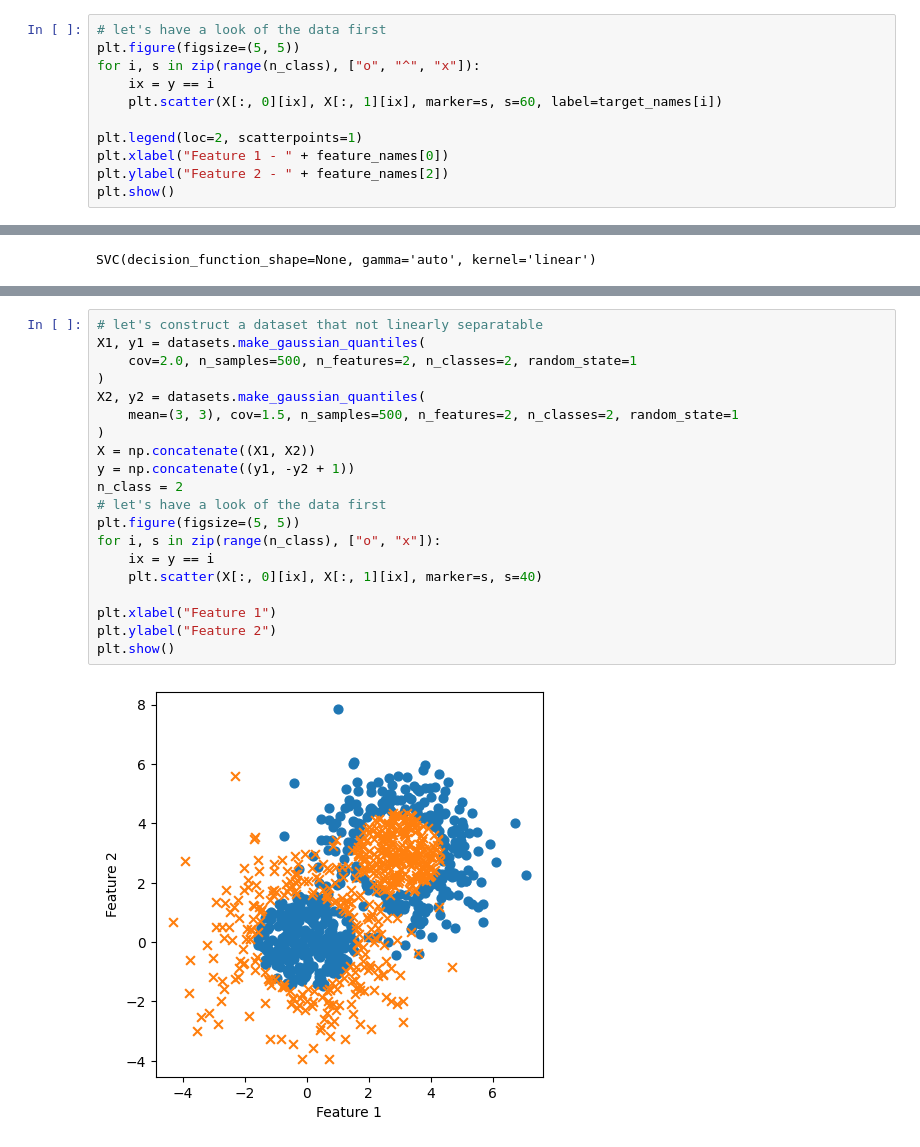
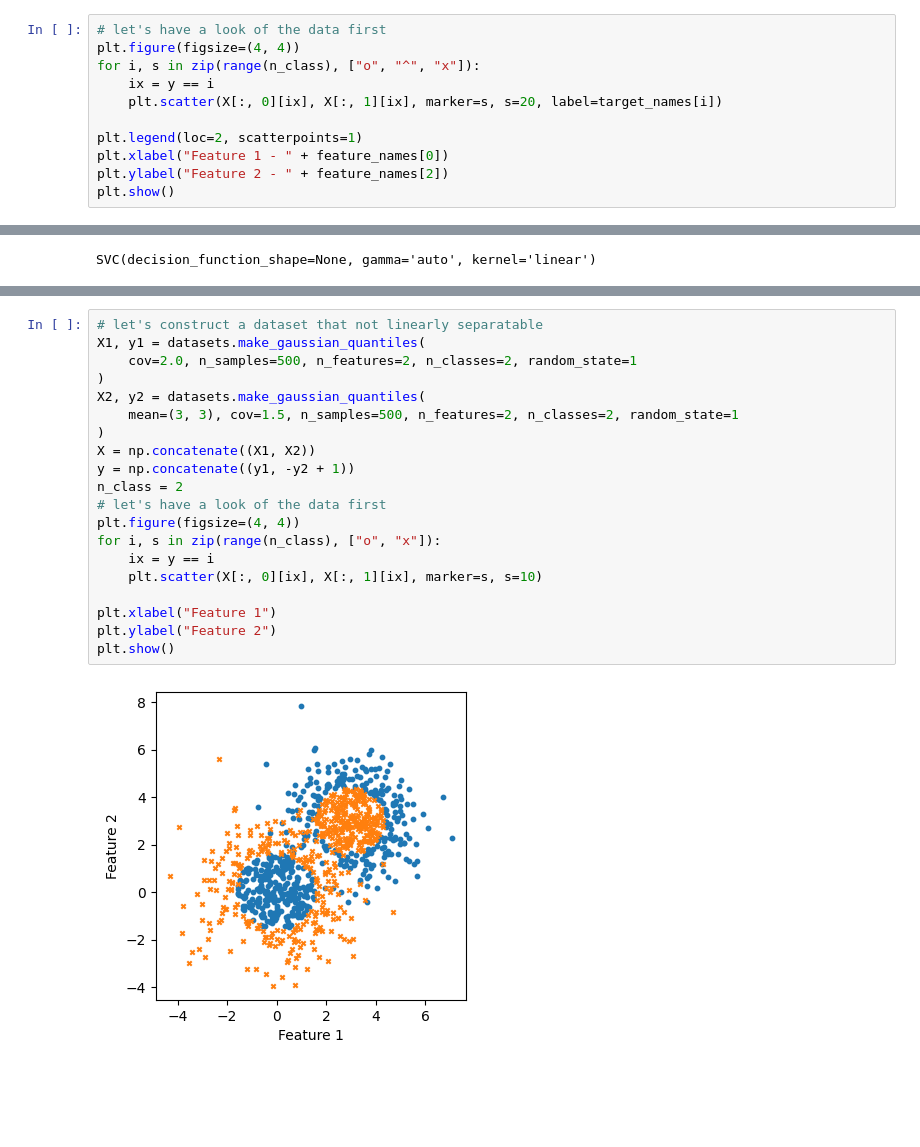
Before and after one commit to baris-inandi/ib-cs-ee, a Jupyter notebook: ee.ipynb, the cells around one changed output, grey strips where cells are left out. Saved outputs shown, nothing was run; the diff lists cells and outputs as text; blank space fills up the shorter version.

```diff
--- a/ee.ipynb
+++ b/ee.ipynb
@@ -32,10 +33,10 @@ green = "MediumSeaGreen"
 red = "FireBrick"
 # %%
 # let's have a look of the data first
-plt.figure(figsize=(5, 5))
+plt.figure(figsize=(4, 4))
 for i, s in zip(range(n_class), ["o", "^", "x"]):
     ix = y == i
-    plt.scatter(X[:, 0][ix], X[:, 1][ix], marker=s, s=60, label=target_names[i])
+    plt.scatter(X[:, 0][ix], X[:, 1][ix], marker=s, s=20, label=target_names[i])
 
 plt.legend(loc=2, scatterpoints=1)
 plt.xlabel("Feature 1 - " + feature_names[0])
@@ -163,25 +172,25 @@ plot_desicion_boundary(
 # %%
 # let's construct a dataset that not linearly separatable
 X1, y1 = datasets.make_gaussian_quantiles(
     cov=2.0, n_samples=500, n_features=2, n_classes=2, random_state=1
 )
 X2, y2 = datasets.make_gaussian_quantiles(
     mean=(3, 3), cov=1.5, n_samples=500, n_features=2, n_classes=2, random_state=1
 )
 X = np.concatenate((X1, X2))
 y = np.concatenate((y1, -y2 + 1))
 n_class = 2
 # let's have a look of the data first
-plt.figure(figsize=(5, 5))
+plt.figure(figsize=(4, 4))
 for i, s in zip(range(n_class), ["o", "x"]):
     ix = y == i
-    plt.scatter(X[:, 0][ix], X[:, 1][ix], marker=s, s=40)
+    plt.scatter(X[:, 0][ix], X[:, 1][ix], marker=s, s=10)
 
 plt.xlabel("Feature 1")
 plt.ylabel("Feature 2")
 plt.show()
 # %% [output]
-[figure, old version]
+[figure, new version]
 # %%
 clf = svm.SVC(kernel="linear")
 clf.fit(X, y)
```
Also changed, not shown: parts of 10 cells of this notebook, 2 other files.
